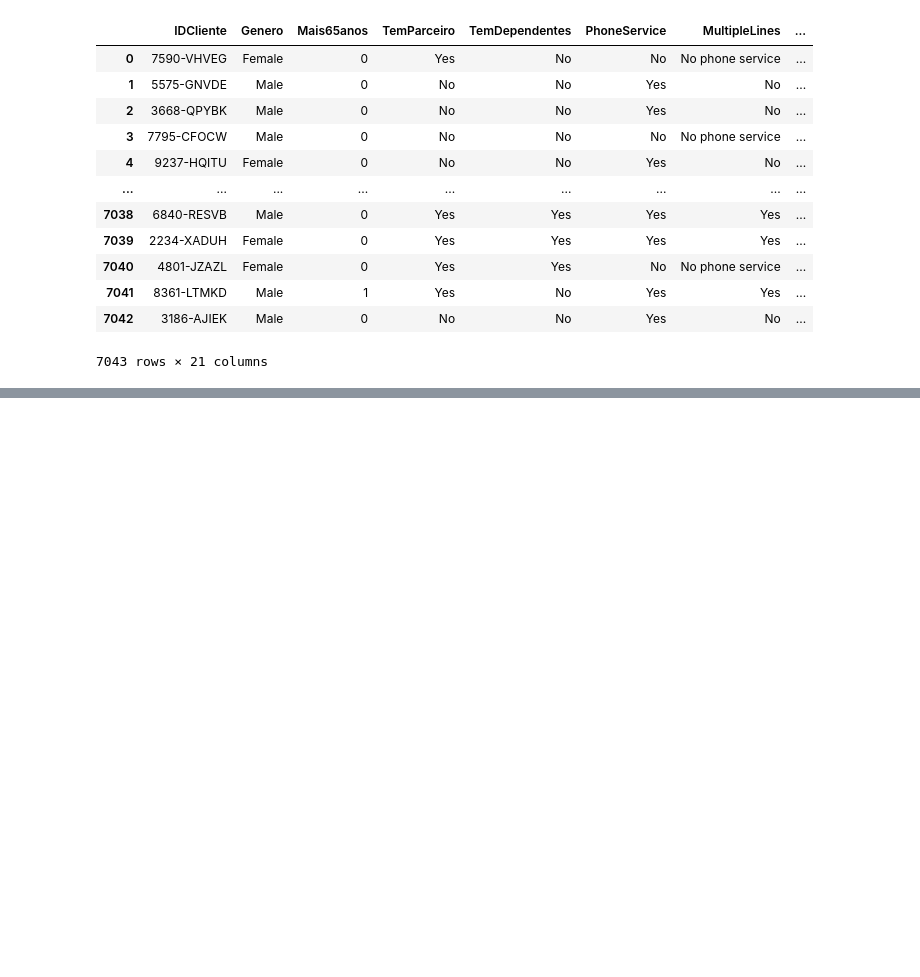
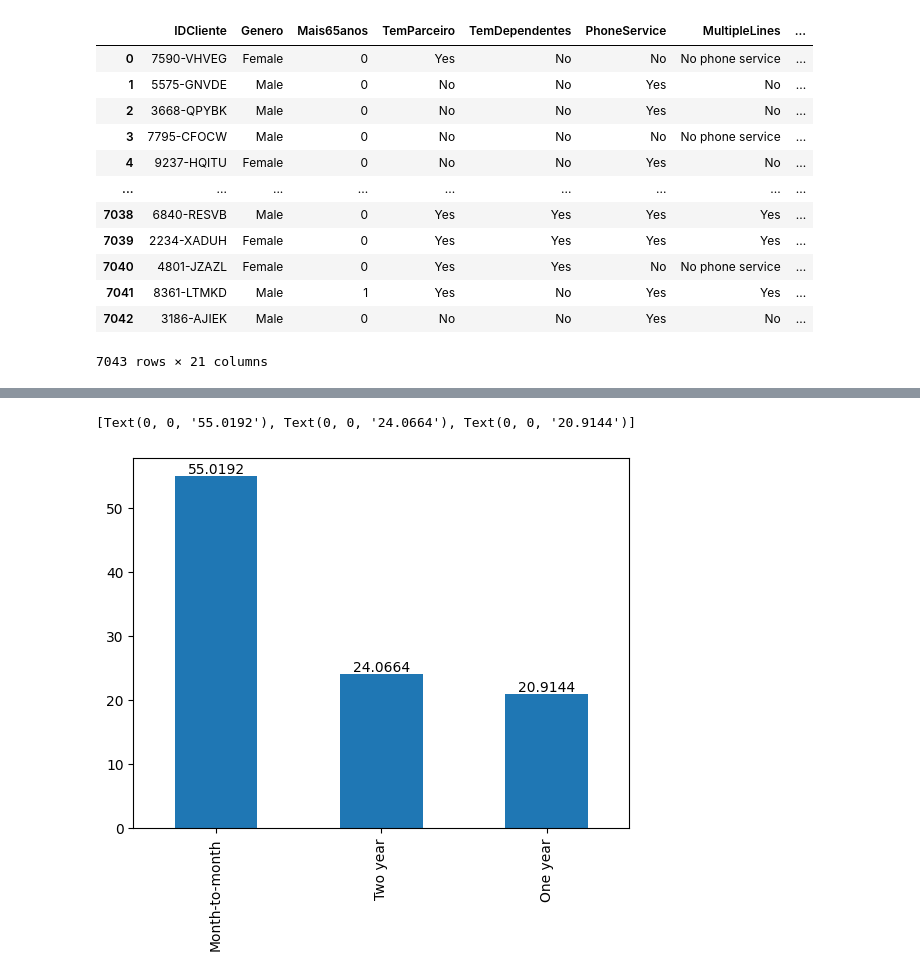
Before and after one commit to jairosl/artificial_intelligence_python, a Jupyter notebook: Rocketseat_IA_Module.ipynb, the cells around one changed output, grey strips where cells are left out. Cells and saved outputs as stored; diff of their text form; code cells hidden in the pictures; blank space fills up the shorter version.

```diff
--- a/Rocketseat_IA_Module.ipynb
+++ b/Rocketseat_IA_Module.ipynb
@@ -768,0 +823,10 @@ df_churn.fillna(value={"TotalCharges": media_TotalCharges})
+# %%
+# Plot distribuição Contract (Percentual)
+
+percentage = df_churn.Contract.value_counts(normalize=True) * 100
+ax = percentage.plot.bar()
+
+ax.bar_label(ax.containers[0])
+# %% [output]
+[Text(0, 0, '55.0192'), Text(0, 0, '24.0664'), Text(0, 0, '20.9144')]
+[figure, added]
```
Also changed, not shown: parts of 22 cells of this notebook.
